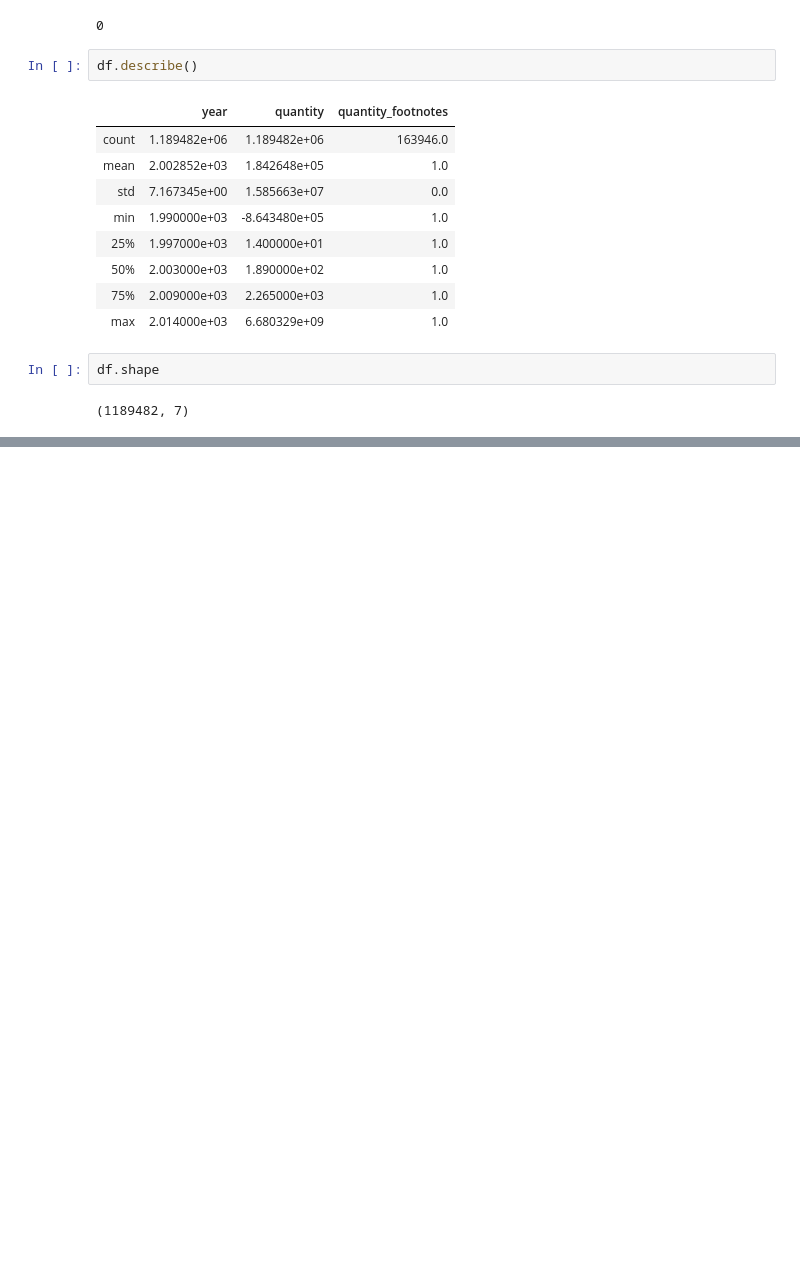
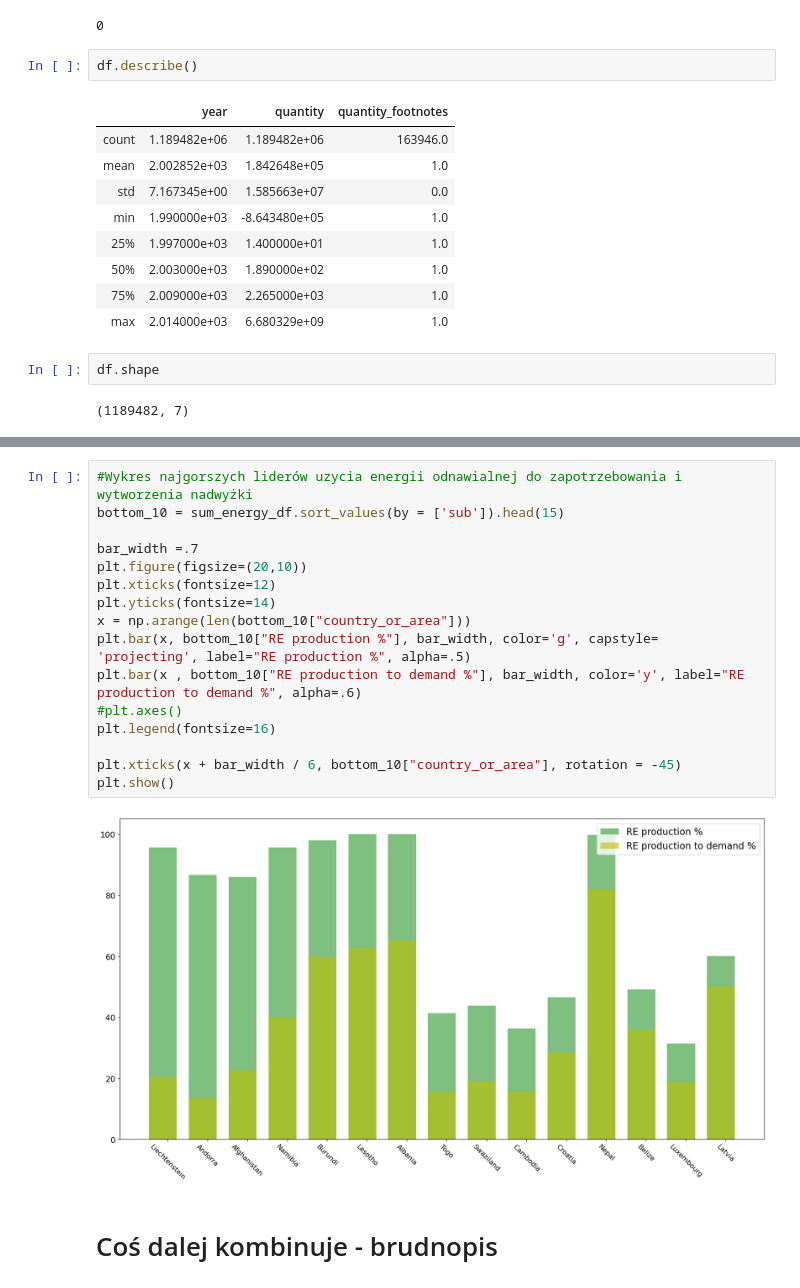
Before and after one commit to infoshareacademy/jdszr13-python_dynamites, a Jupyter notebook: Projekt Python GreenPeace/Projekt_Greenpeace.ipynb, the cells around one changed output, grey strips where cells are left out. Saved outputs shown, nothing was run; the diff lists cells and outputs as text; blank space fills up the shorter version.

```diff
--- a/Projekt Python GreenPeace/Projekt_Greenpeace.ipynb
+++ b/Projekt Python GreenPeace/Projekt_Greenpeace.ipynb
@@ -92,0 +526,20 @@ df_clean = df.copy()
+# %%
+#Wykres najgorszych liderów uzycia energii odnawialnej do zapotrzebowania i wytworzenia nadwyżki
+bottom_10 = sum_energy_df.sort_values(by = ['sub']).head(15)
+
+bar_width =.7
+plt.figure(figsize=(20,10))
+plt.xticks(fontsize=12)
+plt.yticks(fontsize=14)
+x = np.arange(len(bottom_10["country_or_area"]))
+plt.bar(x, bottom_10["RE production %"], bar_width, color='g', capstyle= 'projecting', label="RE production %", alpha=.5)
+plt.bar(x , bottom_10["RE production to demand %"], bar_width, color='y', label="RE production to demand %", alpha=.6)
+#plt.axes()
+plt.legend(fontsize=16)
+
+plt.xticks(x + bar_width / 6, bottom_10["country_or_area"], rotation = -45)
+plt.show()
+# %% [output]
+[figure, added]
+# %% [markdown]
+# Coś dalej kombinuje - brudnopis
```
Also changed, not shown: parts of 44 cells of this notebook.
